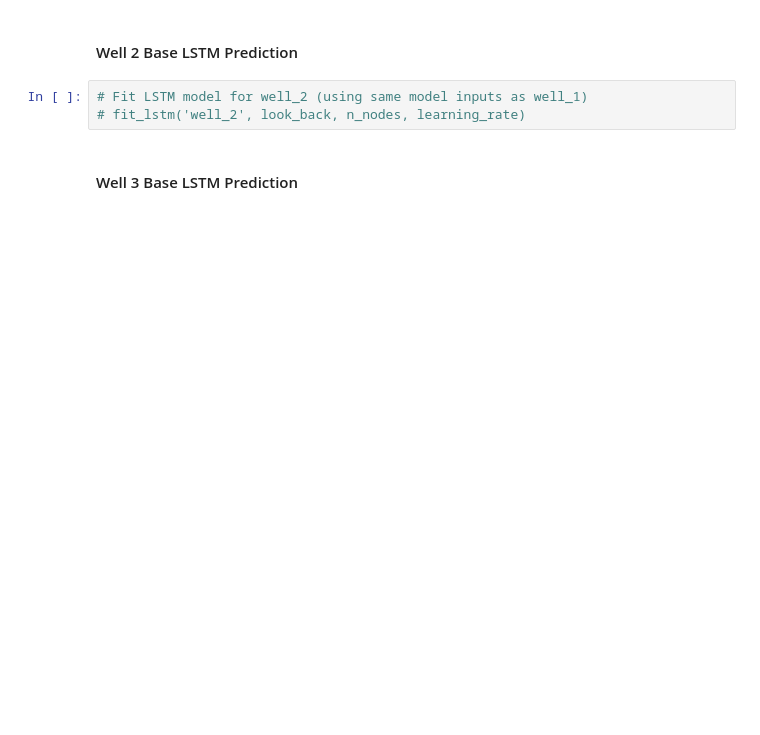
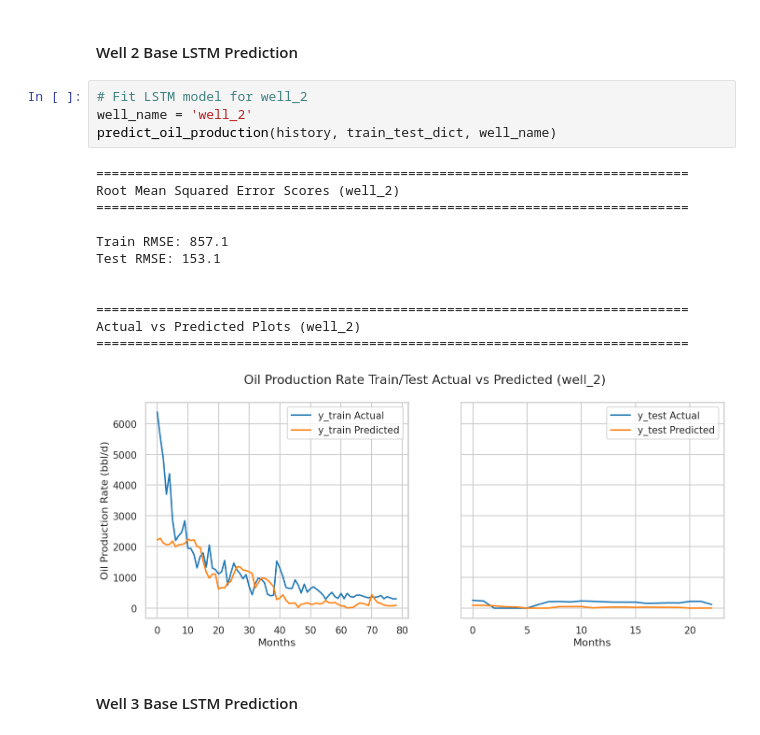
Before and after one commit to ryan-bulger/5511-Final-Project, a Jupyter notebook: lstm-oil-production-forecasting.ipynb, the cells around one changed output. Cells and saved outputs as stored; diff of their text form; blank space fills up the shorter version.

```diff
--- a/lstm-oil-production-forecasting.ipynb
+++ b/lstm-oil-production-forecasting.ipynb
@@ -1015,8 +919,22 @@ Diagnostic Plots (well_1)
 # %% [markdown]
 #### Well 2 Base LSTM Prediction
 # %%
-# Fit LSTM model for well_2 (using same model inputs as well_1)
-# fit_lstm('well_2', look_back, n_nodes, learning_rate)
+# Fit LSTM model for well_2
+well_name = 'well_2'
+predict_oil_production(history, train_test_dict, well_name)
+# %% [output]
+============================================================================
+Root Mean Squared Error Scores (well_2)
+============================================================================
+
+Train RMSE: 857.1
+Test RMSE: 153.1
+
+
+============================================================================
+Actual vs Predicted Plots (well_2)
+============================================================================
+[figure, added]
 # %% [markdown]
 #### Well 3 Base LSTM Prediction
 # %%
```
Also changed, not shown: parts of 38 cells of this notebook, 1 other file.
